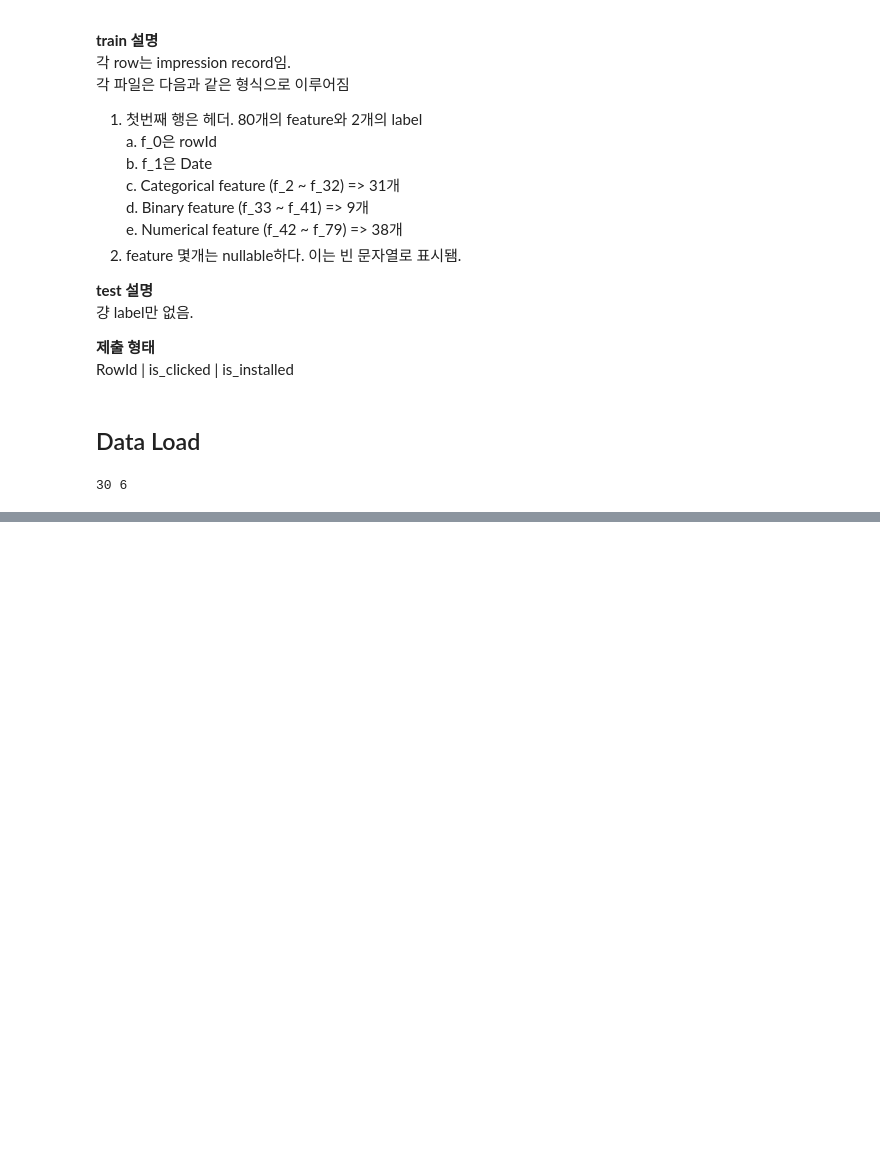
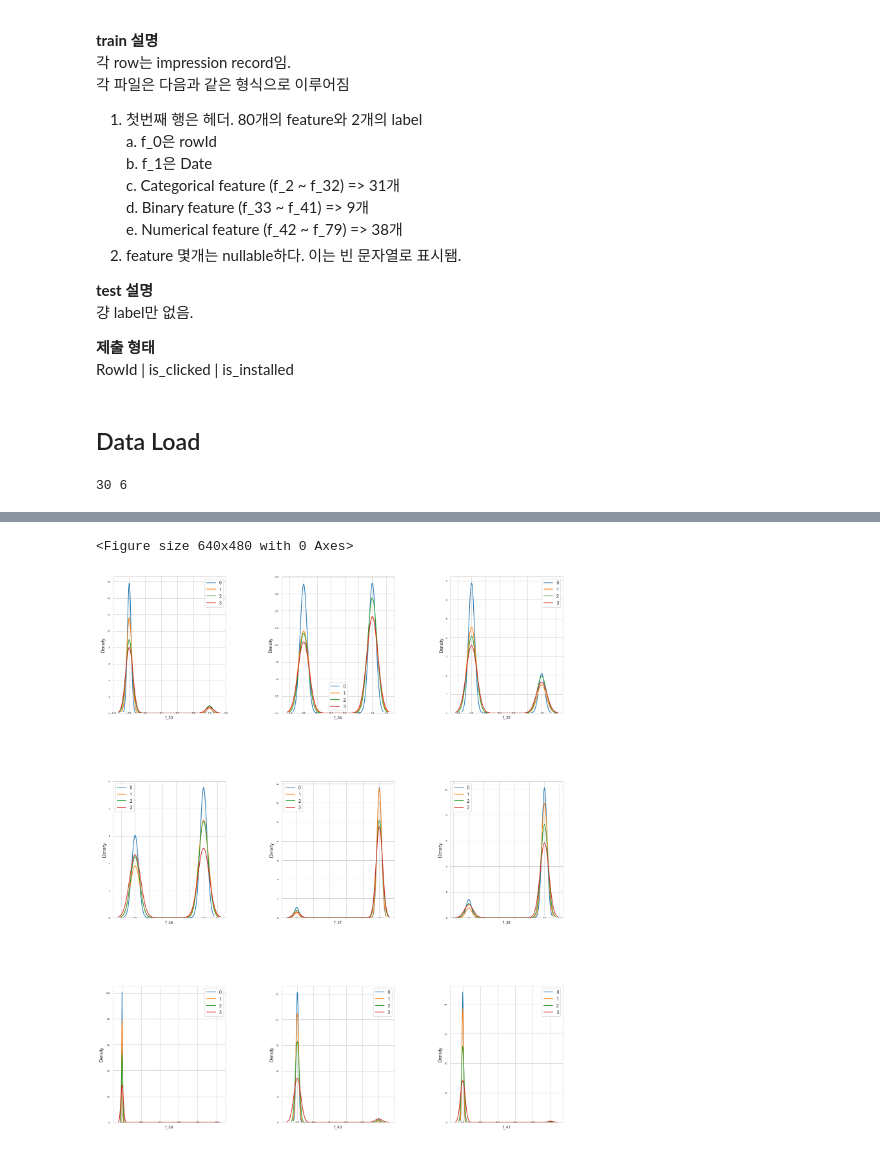
Before and after one commit to mmvv11/RecsysEDA, a Jupyter notebook: EDA.ipynb, the cells around one changed output, grey strips where cells are left out. Cells and saved outputs as stored; diff of their text form; code cells hidden in the pictures; blank space fills up the shorter version.

```diff
--- a/EDA.ipynb
+++ b/EDA.ipynb
@@ -72,0 +103,4 @@ total_test = GetAllDataList(t="test")
+# %%
+categorical_cols = [f"f_{i}" for i in range(2, 33)]
+binary_cols = [f"f_{i}" for i in range(33, 42)]
+numerical_cols = [f"f_{i}" for i in range(42, 80)]
@@ -149,0 +253,5 @@ len(total_test[0]["f_0"].unique())
+# %%
+plot_feature_distribution(df0, df1, df2, df3, "0", "1", "2", "3", binary_cols)
+# %% [output]
+<Figure size 640x480 with 0 Axes>
+[figure, added]
```
Also changed, not shown: parts of 32 cells of this notebook.
